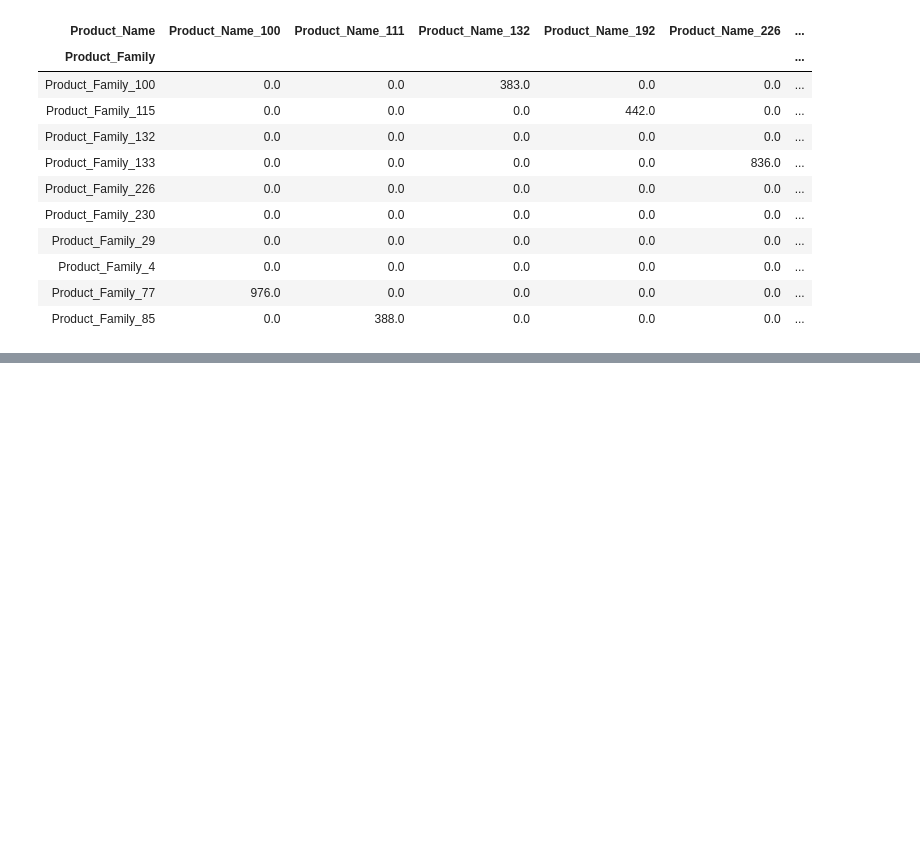
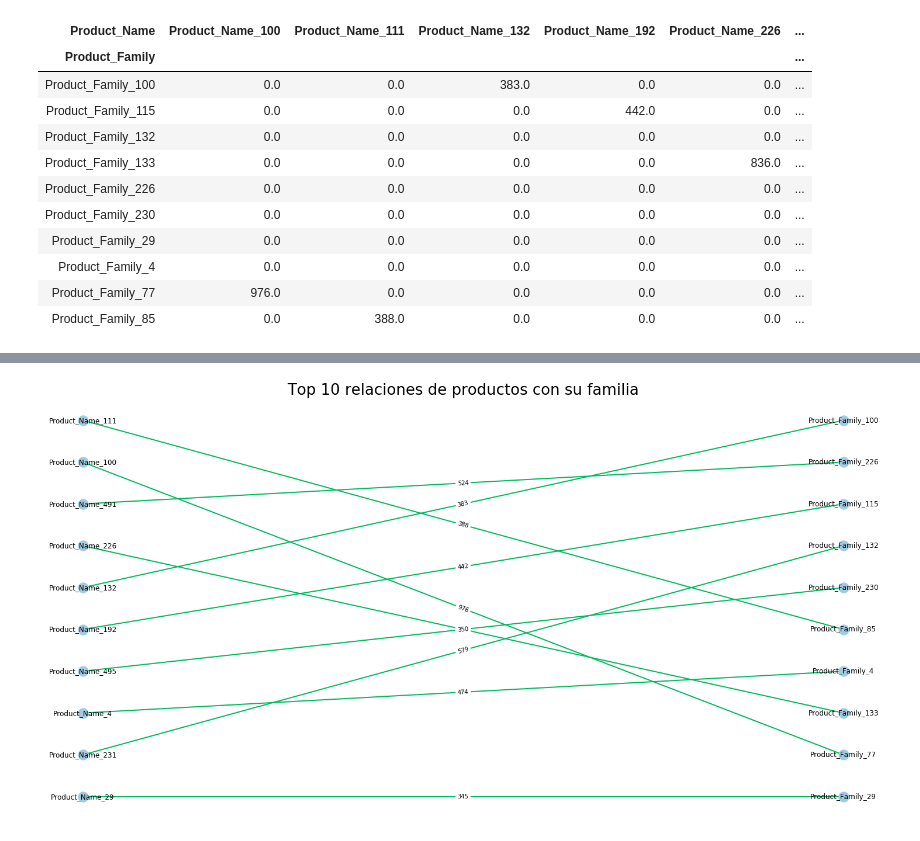
Before and after one commit to FernandoSinisi/Orga-Datos-2C-2020, a Jupyter notebook: TP1/otras_cosas_fer.ipynb, the cells around one changed output, grey strips where cells are left out. Cells and saved outputs as stored; diff of their text form; code cells hidden in the pictures; blank space fills up the shorter version.

Commit message:
agregado grafo
Signed-off-by: Fernando Sinisi <fernando.sinisi@despegar.com>

```diff
--- a/TP1/otras_cosas_fer.ipynb
+++ b/TP1/otras_cosas_fer.ipynb
@@ -527,0 +563,31 @@ Text(0.5, 1.0, 'Relaciones de productos con su familia')
+# %%
+edges = [tuple(x) for x in df_family_product_ten[['Product_Name','Product_Family', 'Count']].values.tolist()]
+
+B = nx.Graph()
+
+B.add_nodes_from(df_family_product_ten['Product_Name'].unique(), bipartite=0, label='name')
+B.add_nodes_from(df_family_product_ten['Product_Family'].unique(), bipartite=1, label='family')
+
+# Now assign the ratings correctly to edges
+for row in edges:
+    B.add_edge(row[0], row[1], Count=row[2])
+
+left_or_top = df_family_product_ten['Product_Name'].unique()
+pos = nx.bipartite_layout(B, left_or_top)
+
+# Draw the graph
+nx.draw(B,pos,node_color='#A0CBE2',edge_color='#00bb5e',width=2,
+     edge_cmap=plt.cm.Blues,with_labels=True)
+
+# Get the edge labels for ratings
+edge_labels = nx.get_edge_attributes(B,'Count')
+
+# Draw the edge labels
+nx.draw_networkx_edge_labels(B, pos, edge_labels=edge_labels)
+
+plt.rcParams["figure.figsize"] = (20,10)
+plt.title("Top 10 relaciones de productos con su familia",size=26)
+plt.savefig("pngs/item-familia-10-grafo-populares.png")
+plt.show()
+# %% [output]
+[figure, added]
```
Also changed, not shown: parts of 8 cells of this notebook, 5 other files.
